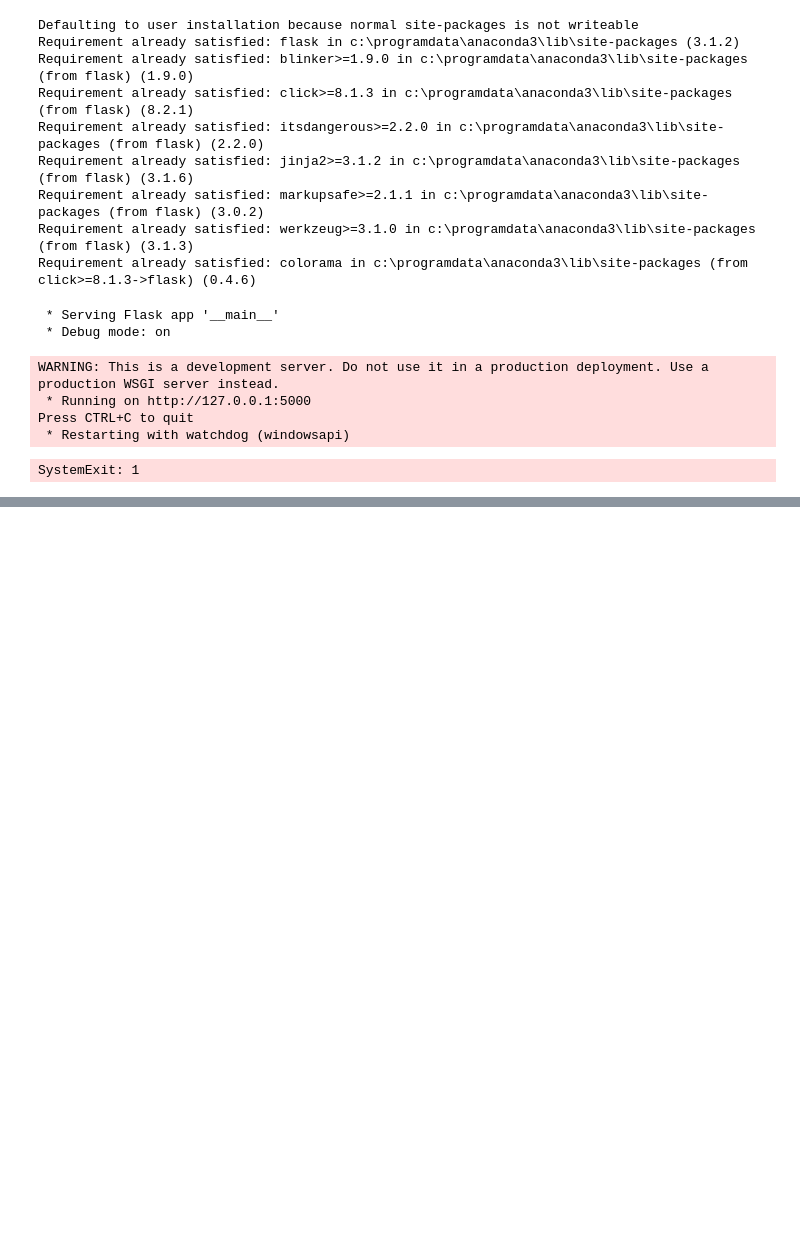
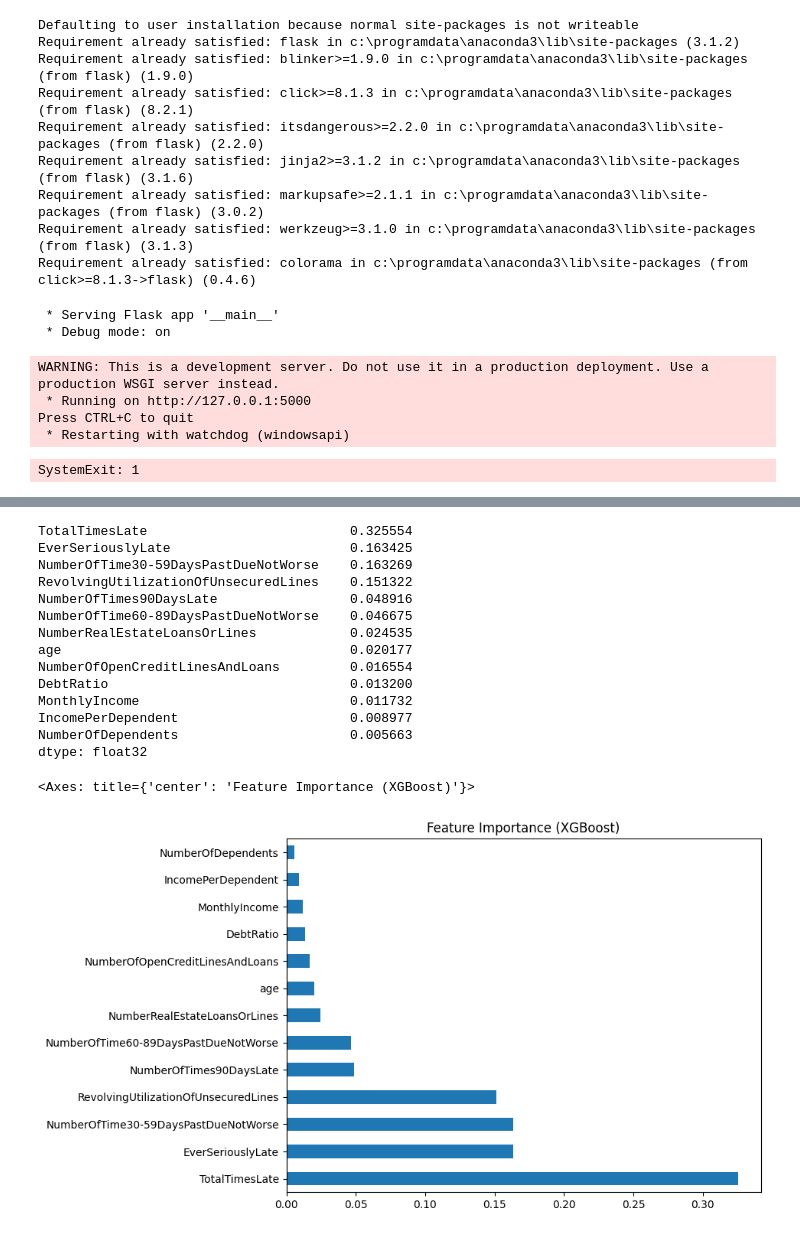
Before and after one commit to rishiraj2323/fintech-credit-risk-project, a Jupyter notebook: fintech_credit_risk.ipynb, the cells around one changed output, grey strips where cells are left out. Drawn from its saved outputs; the diff is of its cells as text; code cells hidden in the pictures; blank space fills up the shorter version.

```diff
--- a/fintech_credit_risk.ipynb
+++ b/fintech_credit_risk.ipynb
@@ -719,0 +701,3 @@ print(response.json())
+# %%
+X = df[[...]]  # or X_train = ...
+scaler.fit(X_train)
@@ -719,0 +722,25 @@ print(response.json())
+# %%
+import pandas as pd
+
+importances = pd.Series(model.feature_importances_, index=X_train.columns)
+importances = importances.sort_values(ascending=False)
+print(importances)
+
+importances.plot(kind='barh', figsize=(8, 6), title='Feature Importance (XGBoost)')
+# %% [output]
+TotalTimesLate                          0.325554
+EverSeriouslyLate                       0.163425
+NumberOfTime30-59DaysPastDueNotWorse    0.163269
+RevolvingUtilizationOfUnsecuredLines    0.151322
+NumberOfTimes90DaysLate                 0.048916
+NumberOfTime60-89DaysPastDueNotWorse    0.046675
+NumberRealEstateLoansOrLines            0.024535
+age                                     0.020177
+NumberOfOpenCreditLinesAndLoans         0.016554
+DebtRatio                               0.013200
+MonthlyIncome                           0.011732
+IncomePerDependent                      0.008977
+NumberOfDependents                      0.005663
+dtype: float32
+<Axes: title={'center': 'Feature Importance (XGBoost)'}>
+[figure, added]
```
Also changed, not shown: parts of 7 cells of this notebook.
